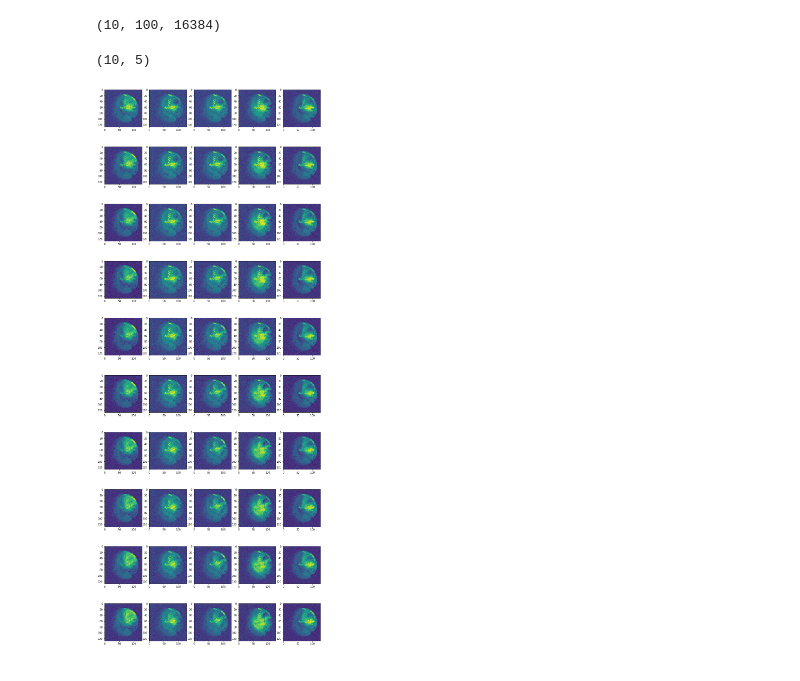
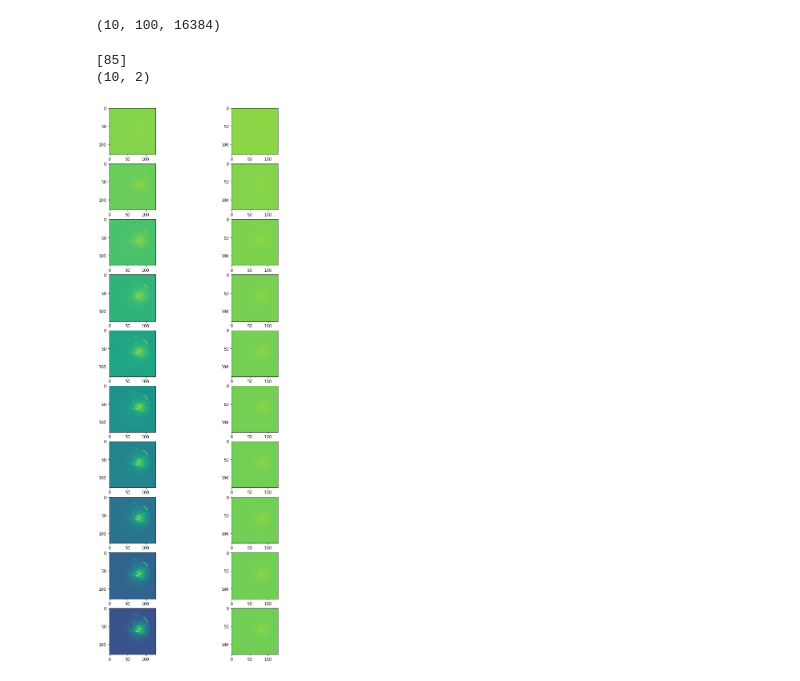
Before and after one commit to ATTPC/VAE-event-classification, a Jupyter notebook: notebooks/draw_model.ipynb, the cells around one changed output. Cells and saved outputs as stored; diff of their text form; code cells hidden in the pictures.

```diff
--- a/notebooks/draw_model.ipynb
+++ b/notebooks/draw_model.ipynb
@@ -10,20 +10,25 @@ drawings.shape
 (10, 100, 16384)
 # %%
 T = drawings.shape[0]
-n_plots = 5
-which = np.random.randint(0, drawings.shape[1], (n_plots,))
+n_plots = 2
+which = np.random.randint(0, drawings.shape[1], (1,))
+ref = 1
+print(which)
 
-fig, ax = plt.subplots(nrows=T, ncols=n_plots, figsize=(15, 40) )
+fig, ax = plt.subplots(nrows=T, ncols=n_plots, figsize=(10, 25) )
 print(ax.shape)
 
 for t in range(T):
     ao = ax[t]
-    for i in range(n_plots):
-        w = which[i]
-        ao[i].imshow(drawings[t][i].reshape((128, 128)))
+    w = which[0]
+    normal = drawings[t][w].reshape((128, 128)) #- drawings[0][w].reshape((128, 128))
+    delta = drawings[t][w].reshape((128, 128)) - drawings[t][ref].reshape((128, 128))
+    ao[0].imshow(normal, vmin=-0.5, vmax=0.1)
+    ao[1].imshow(delta, vmin=-0.5, vmax=0.1)
 # %% [output]
-(10, 5)
+[85]
+(10, 2)
-[figure, old version]
+[figure, new version]
 # %%
 finished = drawings[-1:,:,].reshape((100, 128, 128))
 # %%
```
Also changed, not shown: parts of 1 cell of this notebook.
